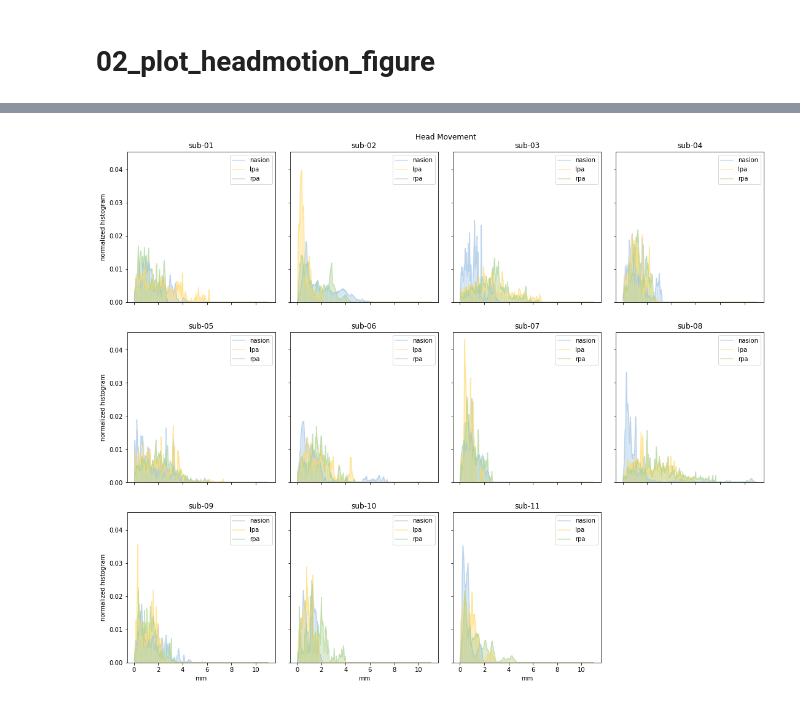
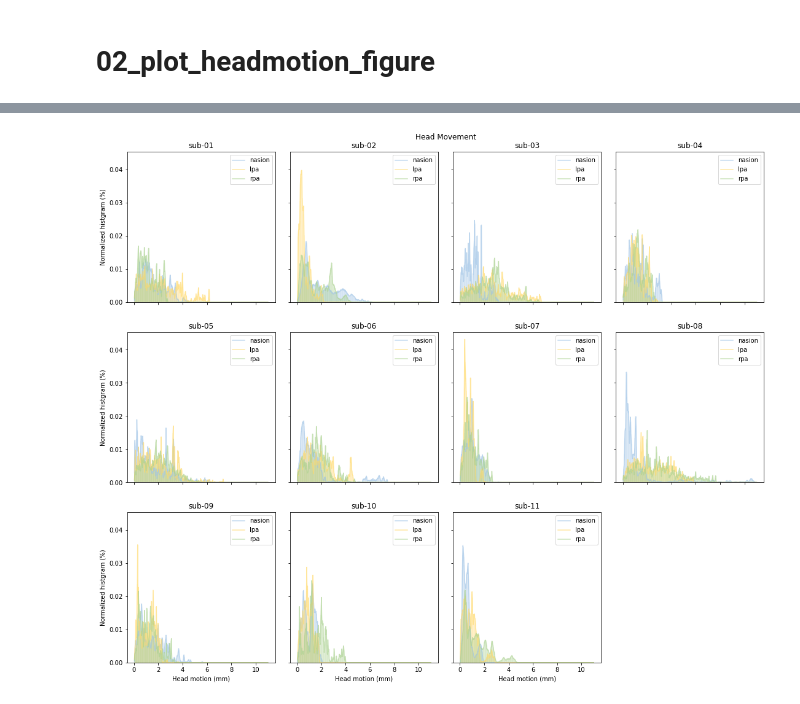
Before and after one commit to BNUCNL/MEG_Gump, a Jupyter notebook: tech_val/02_plot_headmotion_figure.ipynb, the cells around one changed output, grey strips where cells are left out. Cells and saved outputs as stored; diff of their text form; code cells hidden in the pictures.

```diff
--- a/tech_val/02_plot_headmotion_figure.ipynb
+++ b/tech_val/02_plot_headmotion_figure.ipynb
@@ -62,7 +62,6 @@ def plot_sub_hmv_hist(sub_motion_bins, head_motion_bins, fig_info, cumulative=Fa
     color = ['lightskyblue', 'pink', 'lightgreen']
 
     fig, axes = plt.subplots(1,3,figsize=(16, 5))
-    fig.suptitle('Head Movement')
     for j in np.arange(3):
         mv = bins2mv_arr(sub_motion_bins[0][j,:], mv2bin(sub_motion_bins[1][j], head_motion_bins), head_motion_bins)
         x, bins, p = axes[j].hist(mv, alpha=0.4, density=True, bins=1000, label=coord[j], color=color[j])
@@ -77,8 +76,8 @@ def plot_sub_hmv_hist(sub_motion_bins, head_motion_bins, fig_info, cumulative=Fa
             plt.subplots_adjust(left=0.05, right=0.95, wspace=0.4)
         axes[j].set_ylim(top=0.008)
         axes[j].legend(loc=0)
-        axes[j].set_xlabel('mm')
-        axes[j].set_ylabel('normalized histgram')
+        axes[j].set_xlabel('Head motion (mm)')
+        axes[j].set_ylabel('Normalized histgram (%)')
 
     if save_pth is not None:
         plt.savefig(pjoin(save_pth, f'sub-{fig_info[0]}_run-{fig_info[1]}_head_motion.jpeg'),dpi=600)
@@ -125,35 +144,37 @@ for i, sub in enumerate(sub_list):
     sub_head_motion = np.zeros(head_motion['01']['01'][0].shape)
     sub_max = np.zeros((3,1))
 
     if sub == '01':
         run_ls = run_list + ['09']
     else:
         run_ls = run_list
 
     for run in run_ls:
         sub_head_motion += head_motion[sub][run][0]
         sub_max = np.concatenate((sub_max, head_motion[sub][run][1].reshape((3,1))), axis=1)
 
     sub_max = np.max(sub_max, axis=1)
     sub_head_motion_bins = (sub_head_motion.astype(int), sub_max)
 
     motion_bins = head_motion_bins[1::2]
     ax = axes[i//4][i%4]
     for j in np.arange(3):
         coord = ['nasion', 'lpa', 'rpa']
-        color = [(157/255, 195/255, 230/255), (255/255, 217/255, 102/255), (169/255, 209/255, 142/255)]
+        color = np.asarray([(157, 195, 230), (255, 217, 102), (169, 209, 142)]) / 255
         tmp = sub_head_motion_bins[0][j,:]/np.sum(sub_head_motion_bins[0][j,:])
         tmp = tmp[:-1:2] + tmp[1::2]
         ax.bar(motion_bins[1:], tmp, width=0.1, color=color[j], alpha=0.1)
         ax.plot(motion_bins[1:], tmp, color=color[j], label=coord[j], alpha=0.6)
     ax.legend(loc=0)
     ax.set_title(f'sub-{sub}')
     if i//4 == 2:
-        ax.set_xlabel('mm')
+        ax.set_xlabel('Head motion (mm)')
     if i%4 == 0:
-        ax.set_ylabel('normalized histogram')
+        ax.set_ylabel('Normalized histgram (%)')
+
+    print(sub + ' done')
 
 axes[2][3].set_visible(False)
-fig.savefig(pjoin(fig_pth, 'overlap_sub_headmotion.jpg'))
+fig.savefig(pjoin(fig_pth, 'overlap_sub_headmotion_300.jpg'), dpi=300)
 # %% [output]
-[figure, old version]
+[figure, new version]
```
Also changed, not shown: parts of 4 cells of this notebook, 2 other files.
